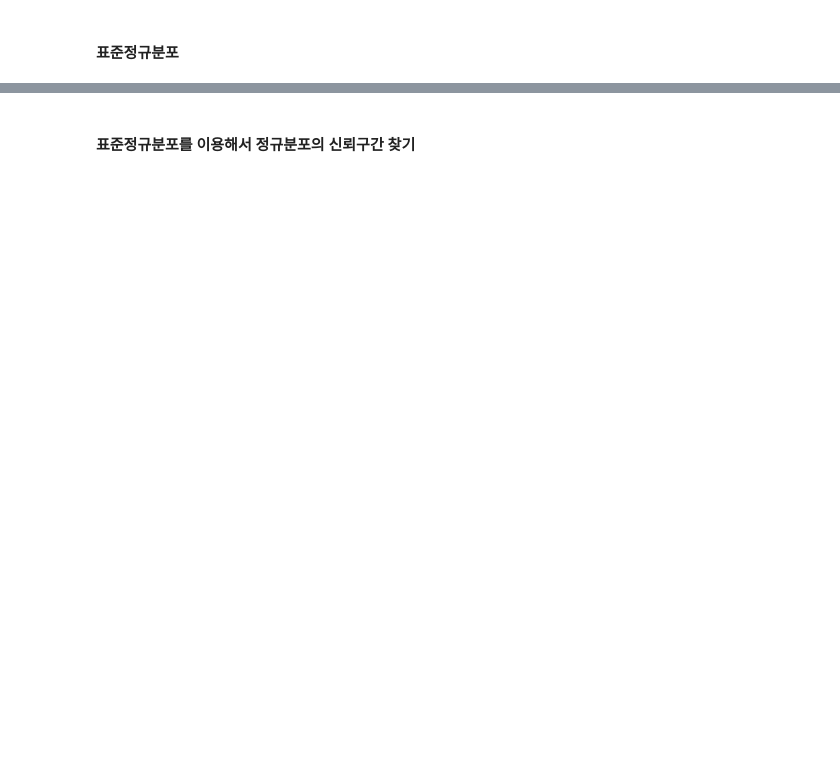
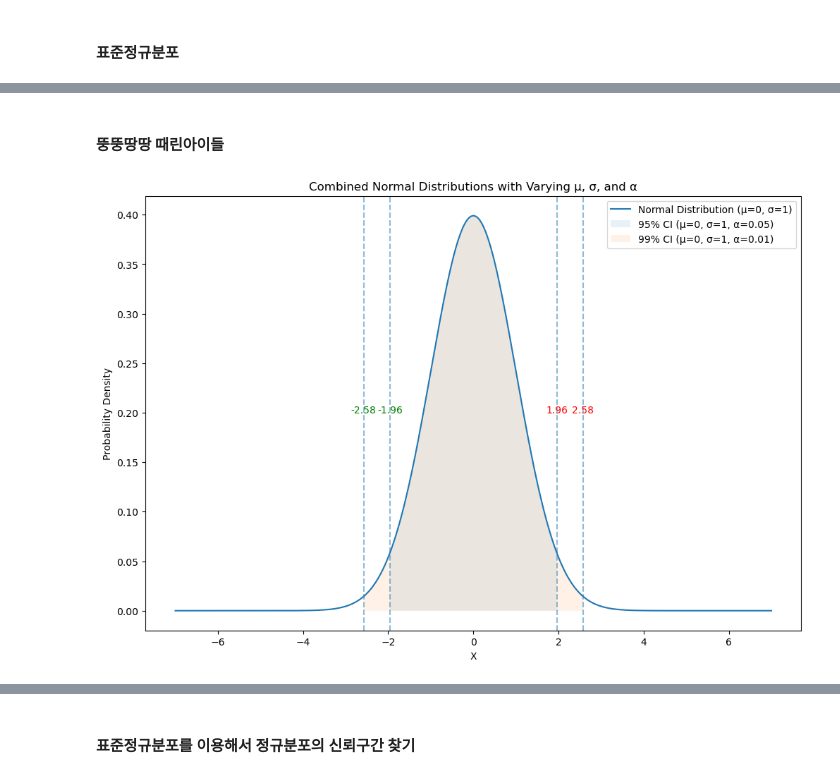
Before and after one commit to SeanJSLee/Teaching_YU_DS_basic_KR, a Jupyter notebook: Lecture_basic_stat.ipynb, the cells around one changed output, grey strips where cells are left out. Cells and saved outputs as stored; diff of their text form; code cells hidden in the pictures; blank space fills up the shorter version.

```diff
--- a/Lecture_basic_stat.ipynb
+++ b/Lecture_basic_stat.ipynb
@@ -239,0 +322,52 @@ draw_cv_conf(alpha=0.1)
+# %% [markdown]
+#### 뚱뚱땅땅 때린아이들
+# %%
+def draw_combined(mu_sig_pairs, alphas):
+    import numpy as np
+    import matplotlib.pyplot as plt
+    import scipy.stats as stats
+
+    fig, ax = plt.subplots(figsize=(12, 8))
+
+    # Iterate through each (mu, sigma) pair
+    for mu, sigma in mu_sig_pairs:
+        # Create a range of x values for each distribution
+        # x = np.linspace(mu - 4*sigma, mu + 4*sigma, 1000)
+        x = np.linspace(-7,7, 1000)
+        # The y values corresponding to the pdf
+        y = stats.norm.pdf(x, mu, sigma)
+        # Plot the distribution
+        ax.plot(x, y, label=f'Normal Distribution (μ={mu}, σ={sigma})')
+
+        for alpha in alphas:
+            # Critical values for two-tailed test at alpha level for each distribution
+            critical_value_right = mu + stats.norm.ppf(1 - alpha / 2) * sigma
+            critical_value_left = mu + stats.norm.ppf(alpha / 2) * sigma
+
+            # Plot the critical values
+            ax.axvline(critical_value_right, linestyle='--', alpha=0.5)
+            ax.axvline(critical_value_left, linestyle='--', alpha=0.5)
+
+            # Labeling the critical values
+            ax.text(critical_value_right, max(y)/2, f'{critical_value_right:.2f}', horizontalalignment='center', color='red')
+            ax.text(critical_value_left, max(y)/2, f'{critical_value_left:.2f}', horizontalalignment='center', color='green')
+
+
+            # Fill between for the two-tail areas with different alphas
+            ax.fill_between(x, y, where=(x > critical_value_left) & (x < critical_value_right), alpha=0.1, label=f'{(1-alpha):.00%} CI (μ={mu}, σ={sigma}, α={alpha})')
+
+    # Additional plot formatting
+    ax.set_xlabel('X')
+    ax.set_ylabel('Probability Density')
+    ax.set_title('Combined Normal Distributions with Varying μ, σ, and α')
+    ax.legend()
+    plt.show()
+
+# Parameters for different distributions and alpha levels
+# mu_sig_pairs = [(0, 1), (2, 1), (3, 3)]
+mu_sig_pairs = [(0, 1)]
+alphas = [0.05, 0.01]
+
+draw_combined(mu_sig_pairs, alphas)
+# %% [output]
+[figure, added]
```
Also changed, not shown: parts of 42 cells of this notebook, 12 other files.
